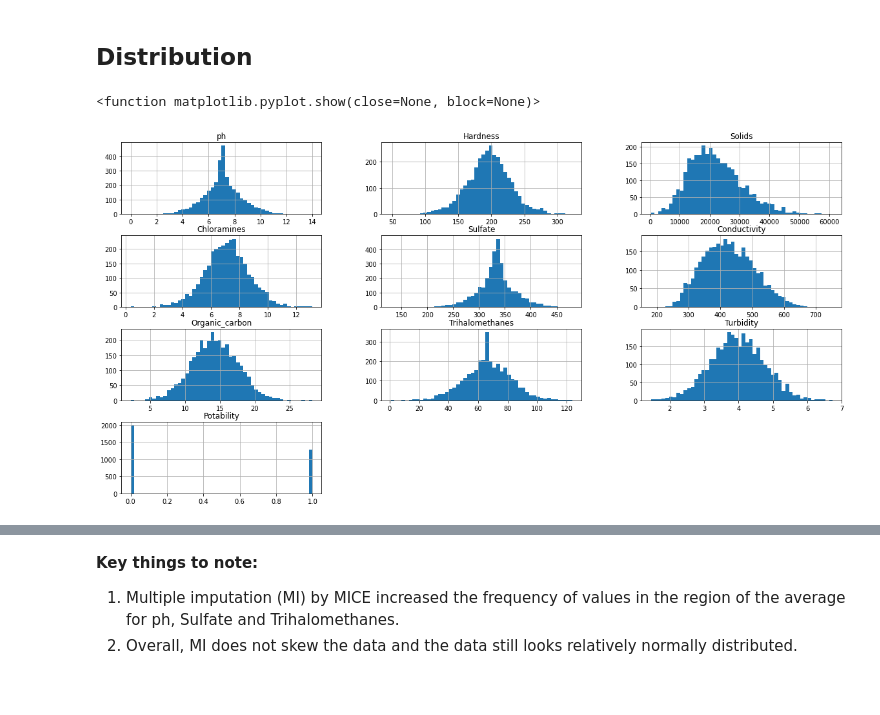
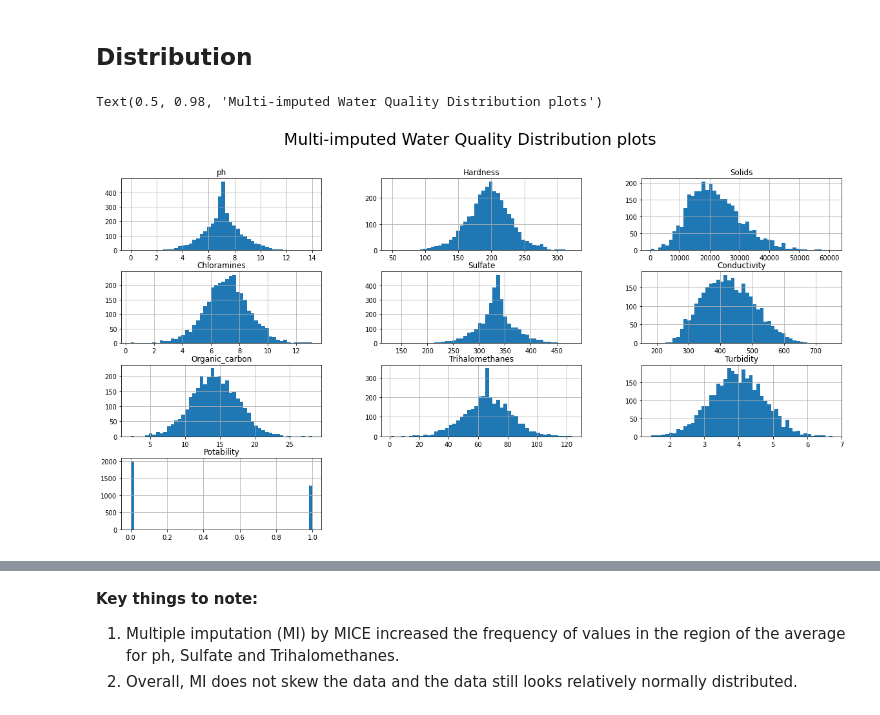
Before and after one commit to lloydhamilton/tensorflow_oreily, a Jupyter notebook: water_quality.ipynb, the cells around one changed output, grey strips where cells are left out. Cells and saved outputs as stored; diff of their text form; code cells hidden in the pictures.

Commit message:
Added plot title

```diff
--- a/water_quality.ipynb
+++ b/water_quality.ipynb
@@ -212,7 +212,8 @@ water_quality_MICE
 # %%
 import matplotlib.pyplot as plt
 water_quality_MICE.hist(bins = 50, figsize = (20, 10))
 plt.show
+plt.suptitle("Multi-imputed Water Quality Distribution plots", fontsize = 25)
 # %% [output]
-<function matplotlib.pyplot.show(close=None, block=None)>
+Text(0.5, 0.98, 'Multi-imputed Water Quality Distribution plots')
-[figure, old version]
+[figure, new version]
```
Also changed, not shown: parts of 18 cells of this notebook.
